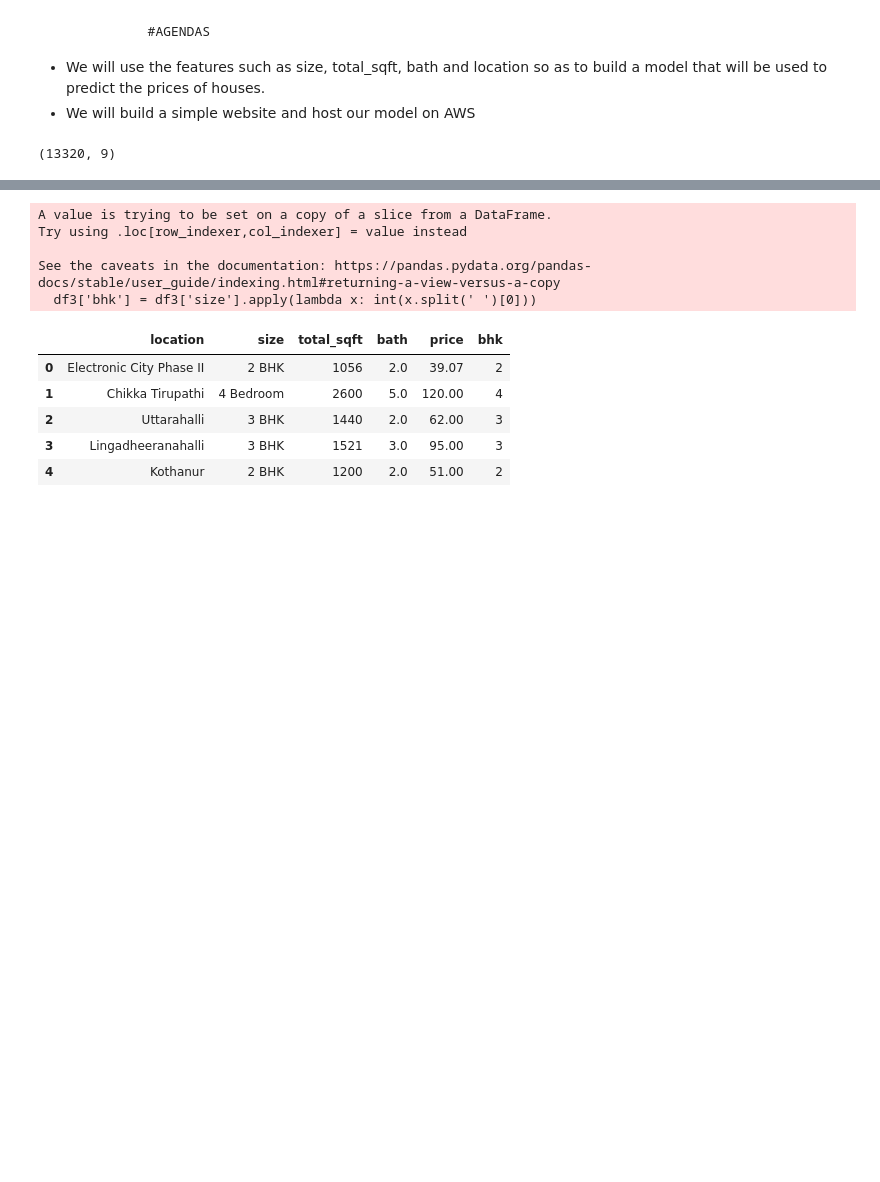
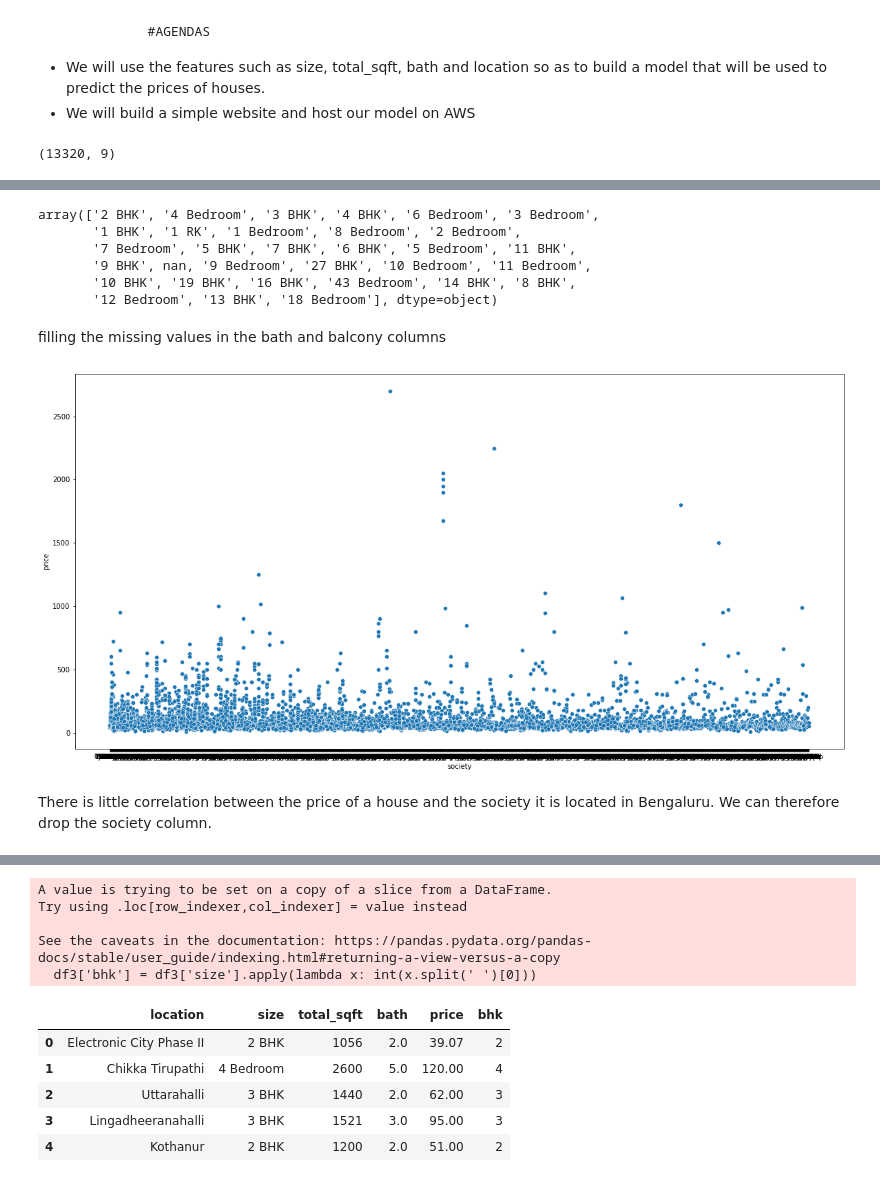
Before and after one commit to Mwendwa-Sharon/Hous-Prices-Prediction, a Jupyter notebook: house prediction.ipynb, the cells around one changed output, grey strips where cells are left out. Drawn from its saved outputs; the diff is of its cells as text; code cells hidden in the pictures; blank space fills up the shorter version.

```diff
--- a/house prediction.ipynb
+++ b/house prediction.ipynb
@@ -95,0 +61,30 @@ array(['2 BHK', '4 Bedroom', '3 BHK', '4 BHK', '6 Bedroom', '3 Bedroom',
+# %%
+df1['size'].unique()
+# %% [output]
+array(['2 BHK', '4 Bedroom', '3 BHK', '4 BHK', '6 Bedroom', '3 Bedroom',
+       '1 BHK', '1 RK', '1 Bedroom', '8 Bedroom', '2 Bedroom',
+       '7 Bedroom', '5 BHK', '7 BHK', '6 BHK', '5 Bedroom', '11 BHK',
+       '9 BHK', nan, '9 Bedroom', '27 BHK', '10 Bedroom', '11 Bedroom',
+       '10 BHK', '19 BHK', '16 BHK', '43 Bedroom', '14 BHK', '8 BHK',
+       '12 Bedroom', '13 BHK', '18 Bedroom'], dtype=object)
+# %%
+# splitting the values in the size column and converting the datatype to float
+
+df1['size'] = df1['size'].str.split(" ", n=1, expand = True)[0].astype(float)
+# %%
+# getting median and using it to fill the missing values in the size column
+
+median_size = df1['size'].median()
+df1['size'].fillna(median_size, inplace = True)
+# %% [markdown]
+filling the missing values in the bath and balcony columns
+# %%
+df1['bath'].fillna(df1['bath'].median(), inplace = True)
+
+df1['balcony'].fillna(df1['balcony'].median(), inplace = True)
+# %%
+sns.scatterplot(data=df1, x='society', y='price');
+# %% [output]
+[figure, added]
+# %% [markdown]
+There is little correlation between the price of a house and the society it is located in Bengaluru. We can therefore drop the society column.
```
Also changed, not shown: parts of 17 cells of this notebook.
